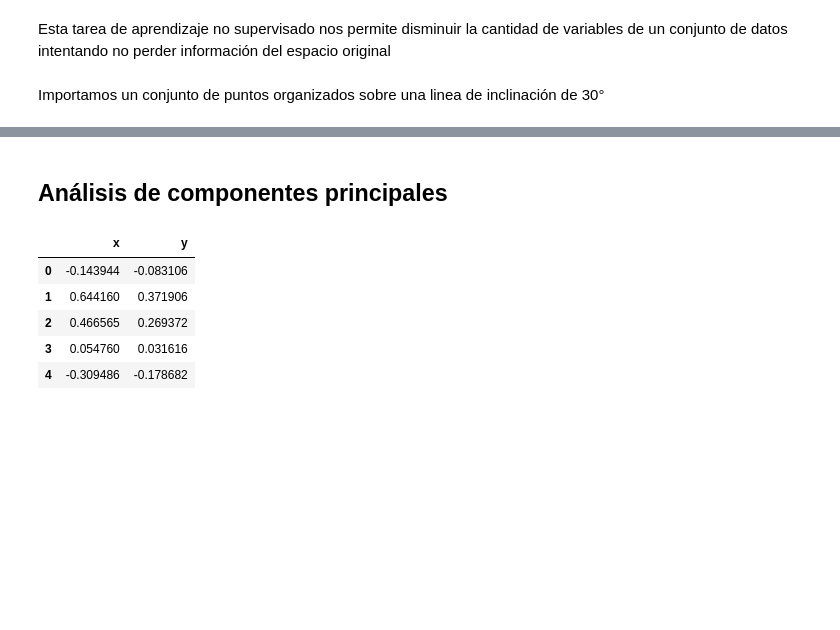
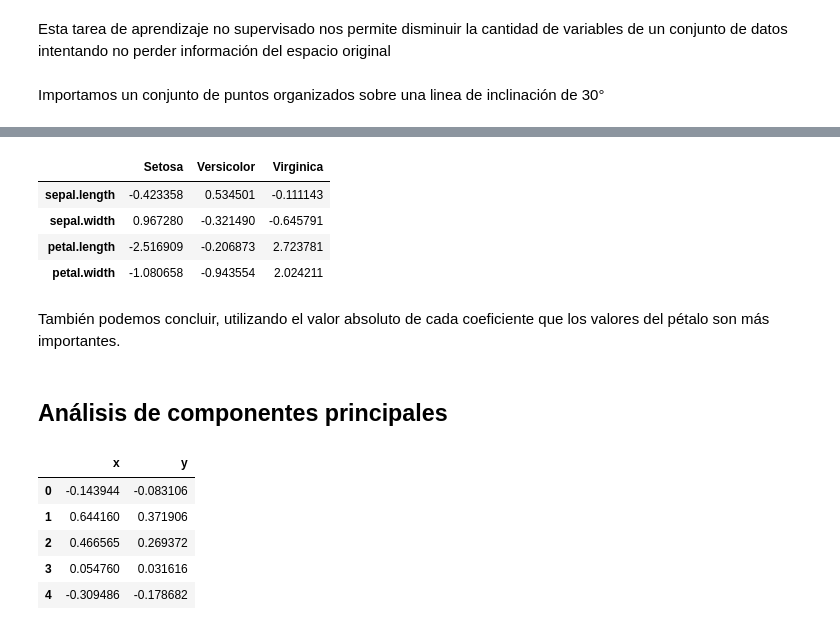
Before and after one commit to fvillena/patrones, a Jupyter notebook: 2-dimensionality_reduction.ipynb, the cells around one changed output, grey strips where cells are left out. Drawn from its saved outputs; the diff is of its cells as text; code cells hidden in the pictures; blank space fills up the shorter version.

```diff
--- a/2-dimensionality_reduction.ipynb
+++ b/2-dimensionality_reduction.ipynb
@@ -15,3 +80,15 @@ Importamos un conjunto de puntos organizados sobre una linea de inclinación de
+# %%
+lr_vil = pd.DataFrame(lr.coef_,columns=iris.columns[:-1]) # Guardamos en un dataframe los coeficientes
+lr_vil.index = lr.classes_ # Colocamos como índice los nombres de las especies
+lr_vil.transpose() # Trasponemos el dataframe
+# %% [output]
+|  | Setosa | Versicolor | Virginica |
+| sepal.length | -0.423358 | 0.534501 | -0.111143 |
+| sepal.width | 0.967280 | -0.321490 | -0.645791 |
+| petal.length | -2.516909 | -0.206873 | 2.723781 |
+| petal.width | -1.080658 | -0.943554 | 2.024211 |
+# %% [markdown]
+También podemos concluir, utilizando el valor absoluto de cada coeficiente que los valores del pétalo son más importantes.
 # %% [markdown]
 ## Análisis de componentes principales
 # %%
```
Also changed, not shown: parts of 22 cells of this notebook.
